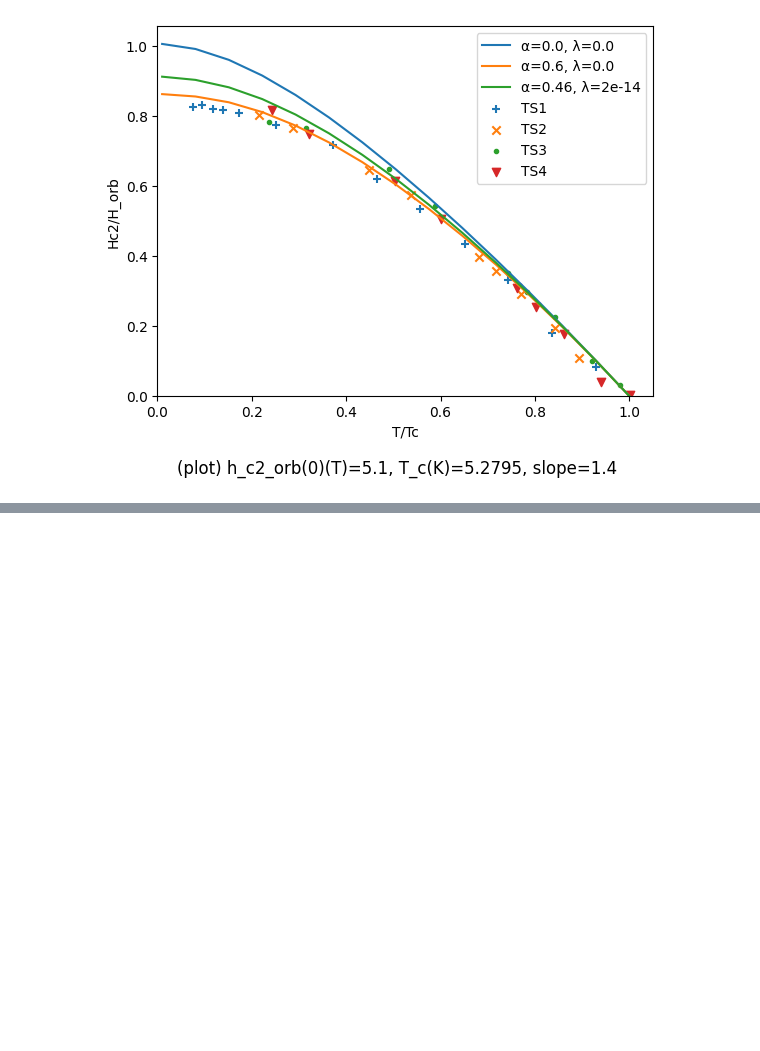
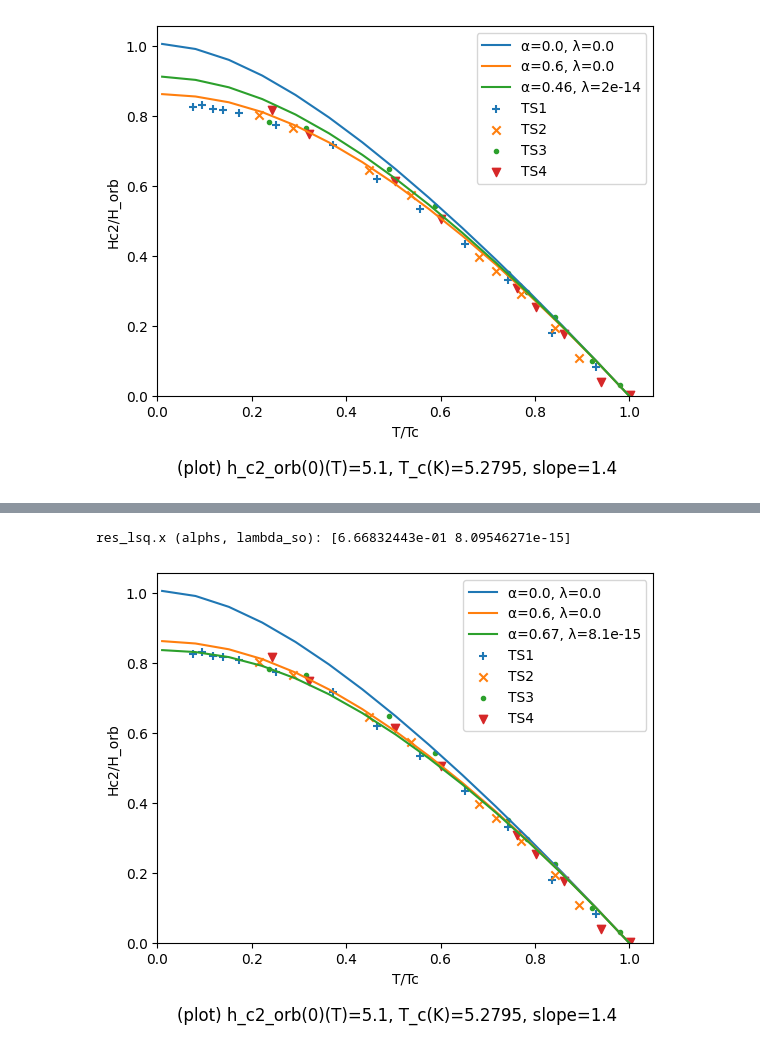
Before and after one commit to chhyyi/whh_fitting, a Jupyter notebook: fit0924.ipynb, the cells around one changed output, grey strips where cells are left out. Saved outputs shown, nothing was run; the diff lists cells and outputs as text; code cells hidden in the pictures; blank space fills up the shorter version.

```diff
--- a/fit0924.ipynb
+++ b/fit0924.ipynb
@@ -249,0 +464,80 @@ plt.show()
+# %%
+# settled params
+field_orb=np.array([5.1]*len(t))
+t_c=np.array([5.279503105590062]*len(t))
+slope=np.array([1.4]*len(t))
+
+
+ms=(t, t_c, slope, h_norm, field_orb)
+#%%
+xs0=[0.6, 0.1]
+#res_lsq=least_squares(whh.residual_exp, xs0, args=ms, bounds=((0.0,0.0), (5.0, 5.0)), verbose=2)
+#res_lsq=least_squares(whh.residual, xs0, args=ms, bounds=((0.0,0.0), (5.0, 5.0)), gtol=None, ftol=1e-12, verbose=2)
+print(f"res_lsq.x (alphs, lambda_so): {res_lsq.x}")
+# %% [output]
+res_lsq.x (alphs, lambda_so): [6.66832443e-01 8.09546271e-15]
+# %%
+#%% plot from equation; y0=[0.6]
+len_x=15
+x=np.linspace(0.01, 1.0, len_x)
+
+field_orb=5.1
+y0=[0.6]
+t_c=5.279503105590062
+
+alpha=0.6
+l_so=0.0
+slope=1.4
+plot_inps=pd.DataFrame(x, columns=["T"])
+plot_inps["T_c"]=[t_c]*len_x
+plot_inps['slope']=[slope]*len_x
+plot_inps["alpha"]=[alpha]*len_x
+plot_inps['l_so']=[l_so]*len_x
+plot_inps['field_orb']=[field_orb]*len_x
+
+alpha0_6lso0 = [least_squares(whh.residual_exp_for_plot, y0, args=inp.to_list(), bounds=(0.0, np.inf)).x for _, inp in plot_inps.iterrows()]
+#alpha0_6lso0 = [least_squares(whh.residual, y0, args=inp.to_list(), bounds=(0.0, np.inf), gtol=None, ftol=1e-12).x for _, inp in plot_inps.iterrows()]
+
+alpha=0.0
+l_so=0.0
+plot_inps=pd.DataFrame(x, columns=["T"])
+plot_inps["T_c"]=[t_c]*len_x
+plot_inps['slope']=[slope]*len_x
+plot_inps["alpha"]=[alpha]*len_x
+plot_inps['l_so']=[l_so]*len_x
+plot_inps['field_orb']=[field_orb]*len_x
+
+alpha0lso0 = [least_squares(whh.residual_exp_for_plot, y0, args=inp.to_list(), bounds=(0.0, np.inf)).x for _, inp in plot_inps.iterrows()]
+#alpha0lso0 = [least_squares(whh.residual, y0, args=inp.to_list(), bounds=(0.0, np.inf), gtol=None, ftol=1e-12).x for _, inp in plot_inps.iterrows()]
+
+alpha=res_lsq.x[0]
+l_so=res_lsq.x[1]
+plot_inps=pd.DataFrame(x, columns=["T"])
+plot_inps["T_c"]=[t_c]*len_x
+plot_inps['slope']=[slope]*len_x
+plot_inps["alpha"]=[alpha]*len_x
+plot_inps['l_so']=[l_so]*len_x
+plot_inps['field_orb']=[field_orb]*len_x
+
+fit_params = [least_squares(whh.residual_exp_for_plot, y0, args=inp.to_list(), bounds=(0.0, np.inf)).x for _, inp in plot_inps.iterrows()]
+#fit_params = [least_squares(whh.residual, y0, args=inp.to_list(), bounds=(0.0, np.inf), gtol=None, ftol=1e-12).x for _, inp in plot_inps.iterrows()]
+
+fig, ax = plt.subplots()
+ax.plot(x, alpha0lso0, label="α=0.0, λ=0.0")
+ax.plot(x, alpha0_6lso0, label="α=0.6, λ=0.0")
+ax.plot(x, fit_params, label=f"α={res_lsq.x[0]:.02}, λ={res_lsq.x[1]:.02}")
+
+samples=['TS1', 'TS2', 'TS3', 'TS4']
+sample_dfs=[fig5df[fig5df['sample']==sample] for sample in samples]
+markers=['+','x','.','v']
+
+axes_scatter=[ax.scatter(sample_df["T/Tc"].to_numpy(), sample_df["H/H_orb"].to_numpy(), label=sample, marker=marker) for sample_df, sample, marker in zip(sample_dfs, samples, markers)]
+
+ax.set(xlabel='T/Tc', ylabel='Hc2/H_orb')
+ax.set_xlim(left=0.0)
+ax.set_ylim(bottom=0.0)
+ax.legend()
+plt.figtext(0.5, -0.05, "(plot) h_c2_orb(0)(T)=5.1, T_c(K)=5.2795, slope=1.4", wrap=True, horizontalalignment='center', fontsize=12)
+plt.show()
+# %% [output]
+[figure, added]
```
Also changed, not shown: parts of 19 cells of this notebook, 5 other files.
